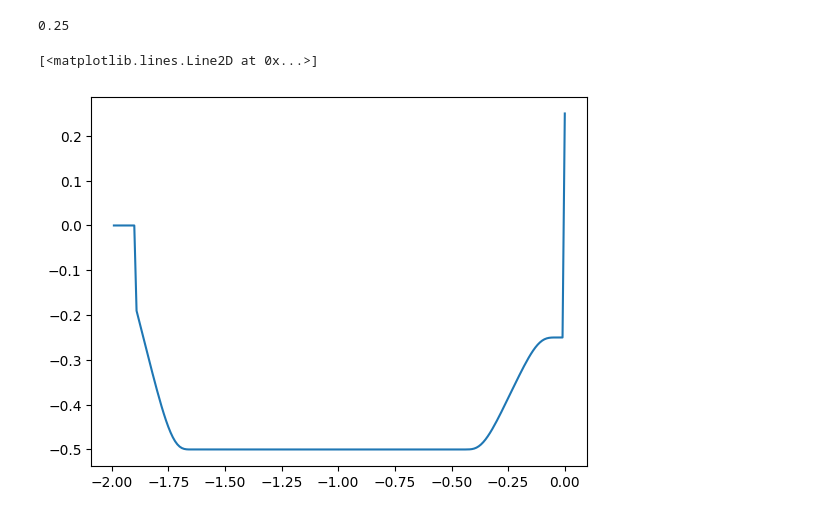
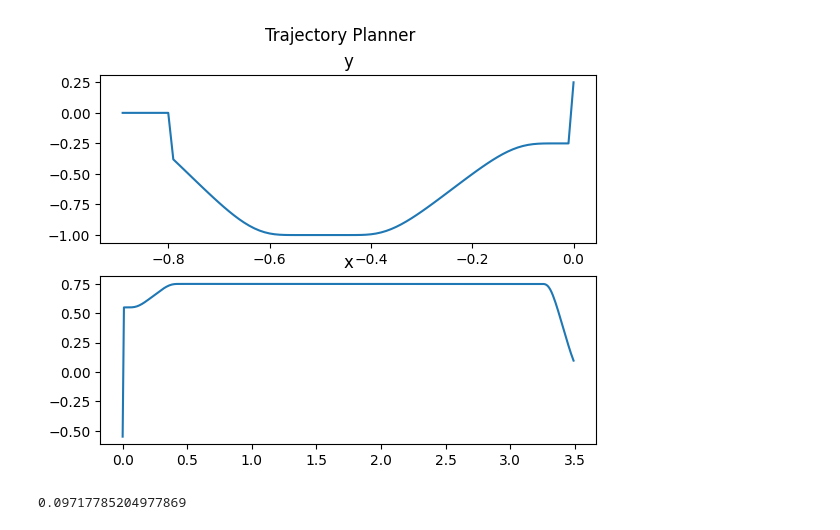
Before and after one commit to NoobiesDoobies/simple-velocity-field-generator, a Jupyter notebook: simple_velocity_field_generator.ipynb, the cells around one changed output. Saved outputs shown, nothing was run; the diff lists cells and outputs as text; code cells hidden in the pictures.

```diff
--- a/simple_velocity_field_generator.ipynb
+++ b/simple_velocity_field_generator.ipynb
@@ -104,5 +168,15 @@ delayX_withY = 0.0
 # %%
 # AccelerateForward
+oneDTrajLength_x = -3.5
+oneDTrajV0_x = 0.15
+oneDTrajVMax_x = 1.0
+aRange_x = 0
+bRangeStart_x = 0.48
+bRangeFinal_x = 0.48
+errorTol_x = 15./100.0
+errorFinalTol_x = 5./100.0
+delayX_withY = 0.0
+
 oneDTrajLength_y = -2
 oneDTrajV0_y = 0.25
 oneDTrajVMax_y = 0.5
@@ -112,39 +186,45 @@ bRangeFinal_y = 0.5
 errorTol_y = 10./100.0
 errorFinalTol_y = 5./100.0
 delayY_withX = 0
-
-oneDTrajLength_x = -3.5
-oneDTrajV0_x = 0.15
-oneDTrajVMax_x = 1.0
-aRange_x = 0
-bRangeStart_x = 0.48
-bRangeFinal_x = 0.5
-errorTol_x = 15./100.0
-errorFinalTol_x = 5./100.0
-delayX_withY = 0.0
 # %%
 import matplotlib.pyplot as plt
 
 trajPlan = TrajectoryPlanner()
 
 x = []
 y = []
 
+if oneDTrajLength_y != 0:
+    sign_y = abs(oneDTrajLength_y)/oneDTrajLength_y
+else:
+    sign_y = 1
+
 for i in range(0, abs(int(oneDTrajLength_y * 100))):
-    x.append(-i/100)
-    y.append(trajPlan.interpolation(-i/100, oneDTrajLength_y, oneDTrajV0_y, oneDTrajVMax_y, True, aRange_y, bRangeStart_y, bRangeFinal_y, errorTol_y, errorFinalTol_y))
+    x.append(sign_y*i/100)
+    y.append(trajPlan.interpolation(sign_y*i/100, oneDTrajLength_y, oneDTrajV0_y, oneDTrajVMax_y, True, aRange_y, bRangeStart_y, bRangeFinal_y, errorTol_y, errorFinalTol_y))
 
 a = []
 b = []
 
+if oneDTrajLength_x != 0:
+    sign_x = abs(oneDTrajLength_x)/oneDTrajLength_x
+else:
+    sign_x = 1
+
 for i in range(0, abs(int(oneDTrajLength_x * 100))):
-    a.append(-i/100)
-    b.append(trajPlan.interpolation(-i/100, oneDTrajLength_x, oneDTrajV0_x, oneDTrajVMax_x, True, aRange_x, bRangeStart_x, bRangeFinal_x, errorTol_x, errorFinalTol_x))
+    a.append(sign_x*i/100)
+    b.append(trajPlan.interpolation(sign_x*i/100, oneDTrajLength_x, oneDTrajV0_x, oneDTrajVMax_x, True, aRange_x, bRangeStart_x, bRangeFinal_x, errorTol_x, errorFinalTol_x))
+
+# plot x,y and a,b with subplot
+fig, axs = plt.subplots(2)
+fig.suptitle('Trajectory Planner')
+axs[0].plot(x, y)
+axs[0].set_title('y')
+axs[1].plot(a, b)
+axs[1].set_title('x')
+plt.show()
+
+b[-1]
 # %% [output]
+[figure, added]
-0.25
+0.09717785204977869
-# %%
-# Plot velocity y profile
-plt.plot(x, y)
-# %% [output]
-[<matplotlib.lines.Line2D at 0x...>]
-[figure, removed]
```
Also changed, not shown: parts of 6 cells of this notebook.
